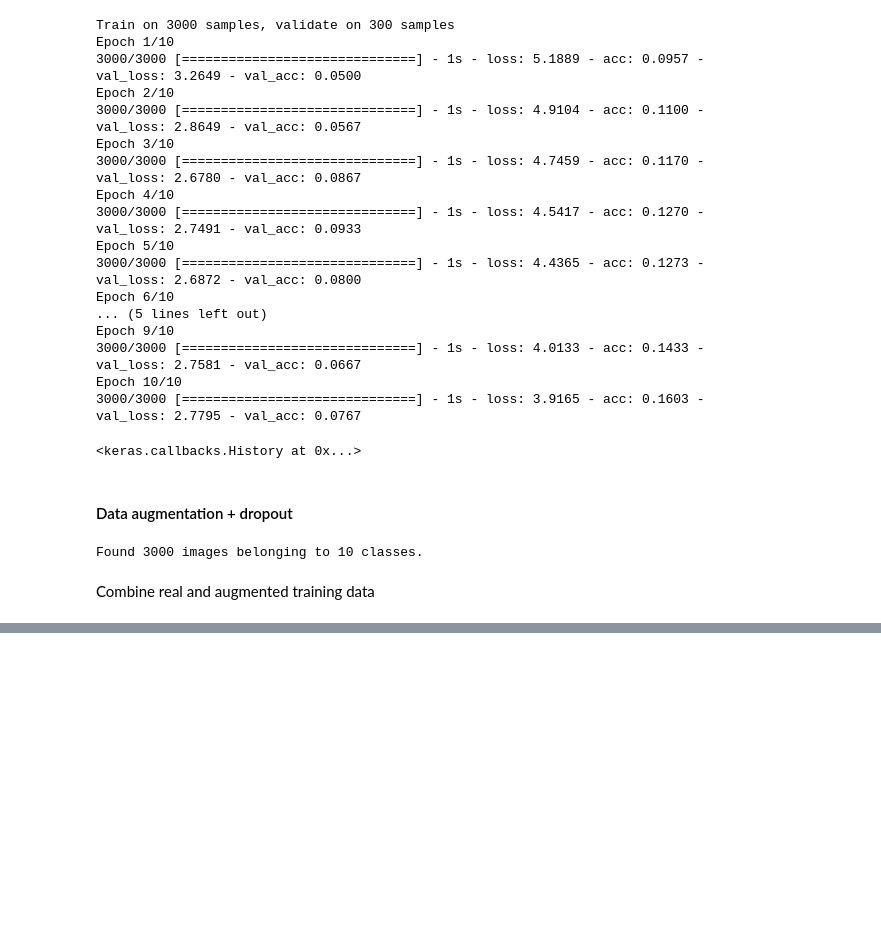
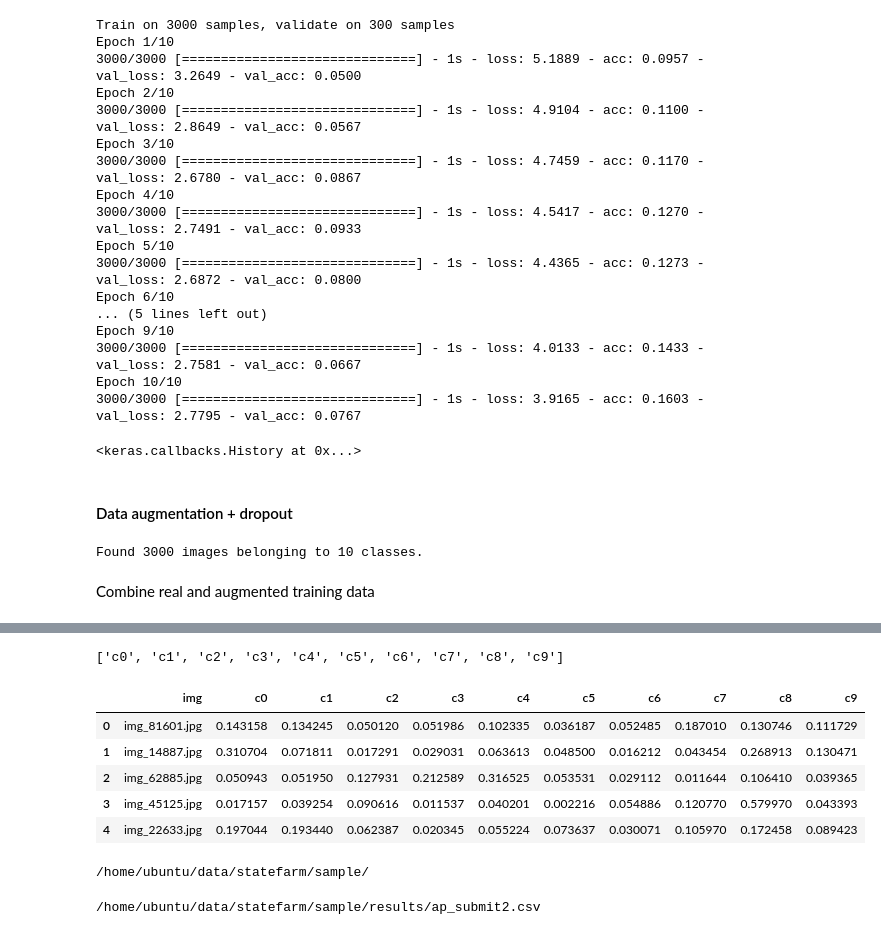
Before and after one commit to leahob/dl_class_nbs, a Jupyter notebook: solutions/statefarm/statefarm submission.ipynb, the cells around one changed output, grey strips where cells are left out. Cells and saved outputs as stored; diff of their text form; code cells hidden in the pictures; blank space fills up the shorter version.

```diff
--- a/solutions/statefarm/statefarm submission.ipynb
+++ b/solutions/statefarm/statefarm submission.ipynb
@@ -313,0 +338,3 @@ bn_mp_da_model.compile(Adam(lr=0.0001), loss='categorical_crossentropy', metrics
+# %%
+bn_ap_da_model.fit(da_conv_feat, da_trn_labels, batch_size=batch_size, nb_epoch=4,
+             validation_data=(conv_val_feat, val_labels))
@@ -313,0 +354,2 @@ bn_mp_da_model.compile(Adam(lr=0.0001), loss='categorical_crossentropy', metrics
+# %%
+ap_preds = bn_ap_da_model.predict(conv_test_feat, batch_size=batch_size*2)
@@ -313,0 +368,28 @@ bn_mp_da_model.compile(Adam(lr=0.0001), loss='categorical_crossentropy', metrics
+# %%
+classes = sorted(batches.class_indices, key=batches.class_indices.get)
+classes
+# %% [output]
+['c0', 'c1', 'c2', 'c3', 'c4', 'c5', 'c6', 'c7', 'c8', 'c9']
+# %%
+import pandas as pd
+ap_submit = pd.DataFrame(ap_preds, columns=classes)
+ap_submit.insert(0, 'img', [a[8:] for a in test_filenames])
+# %%
+ap_submit.head()
+# %% [output]
+|  | img | c0 | c1 | c2 | c3 | c4 | c5 | c6 | c7 | c8 | c9 |
+| 0 | img_81601.jpg | 0.143158 | 0.134245 | 0.050120 | 0.051986 | 0.102335 | 0.036187 | 0.052485 | 0.187010 | 0.130746 | 0.111729 |
+| 1 | img_14887.jpg | 0.310704 | 0.071811 | 0.017291 | 0.029031 | 0.063613 | 0.048500 | 0.016212 | 0.043454 | 0.268913 | 0.130471 |
+| 2 | img_62885.jpg | 0.050943 | 0.051950 | 0.127931 | 0.212589 | 0.316525 | 0.053531 | 0.029112 | 0.011644 | 0.106410 | 0.039365 |
+| 3 | img_45125.jpg | 0.017157 | 0.039254 | 0.090616 | 0.011537 | 0.040201 | 0.002216 | 0.054886 | 0.120770 | 0.579970 | 0.043393 |
+| 4 | img_22633.jpg | 0.197044 | 0.193440 | 0.062387 | 0.020345 | 0.055224 | 0.073637 | 0.030071 | 0.105970 | 0.172458 | 0.089423 |
+# %%
+ap_submit_name = path+'results/ap_submit2.csv'
+ap_submit.to_csv(ap_submit_name, index=False)
+print(path)
+# %% [output]
+/home/ubuntu/data/statefarm/sample/
+# %%
+FileLink('../../../data/statefarm/sample/results/ap_submit2.csv')
+# %% [output]
+/home/ubuntu/data/statefarm/sample/results/ap_submit2.csv
```
Also changed, not shown: parts of 5 cells of this notebook.
